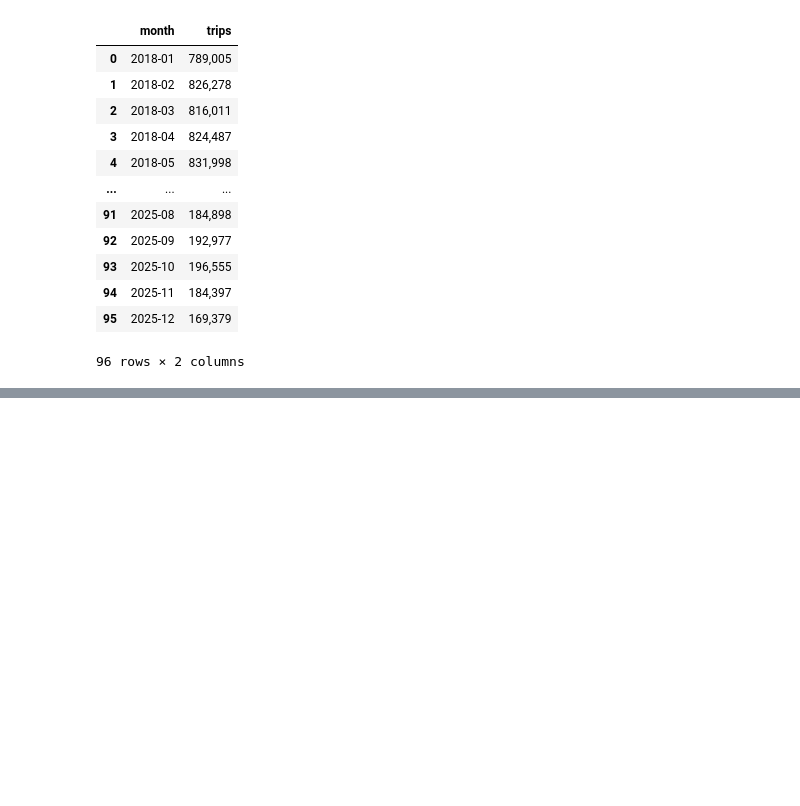
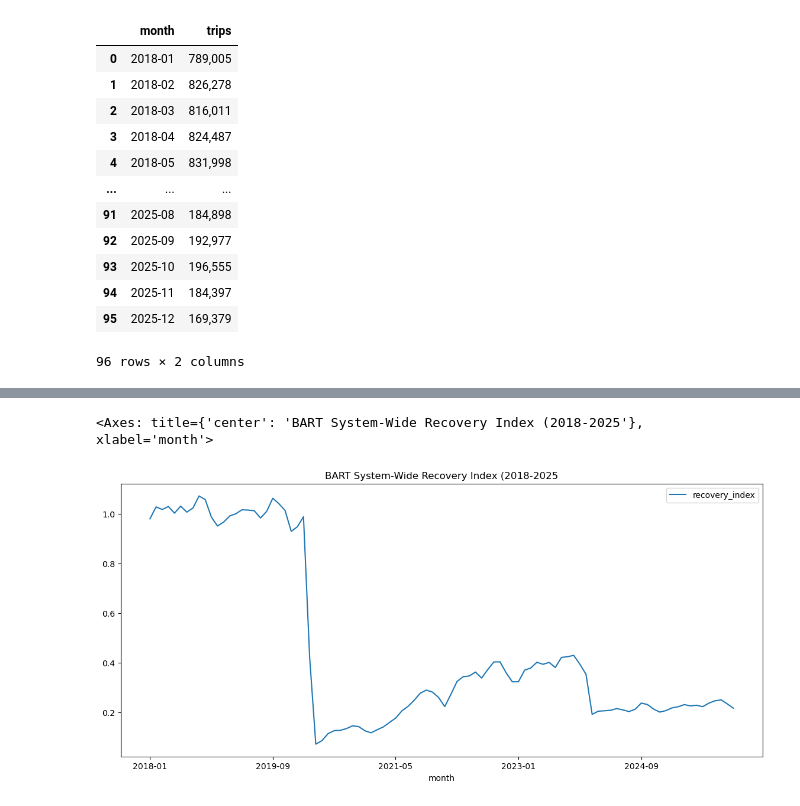
Before and after one commit to Shiv0406/BartProj, a Jupyter notebook: data-exploration.ipynb, the cells around one changed output, grey strips where cells are left out. Cells and saved outputs as stored; diff of their text form; code cells hidden in the pictures; blank space fills up the shorter version.

```diff
--- a/data-exploration.ipynb
+++ b/data-exploration.ipynb
@@ -580,0 +604,3 @@ Unique months: 96
+# %%
+monthly_origin = monthly_origin[["origin", "trips", "month"]]
+monthly_origin.head()
@@ -580,0 +618,3 @@ Unique months: 96
+# %%
+recovery_df = monthly_origin.merge(baseline_df, on='origin', suffixes=('_current', '_baseline'))
+recovery_df.head()
@@ -580,0 +628,5 @@ Unique months: 96
+# %%
+pd.options.display.float_format = '{:.3f}'.format
+recovery_df['recovery_index'] = recovery_df['trips_current'] / recovery_df['trips_baseline']
+recovery_df = recovery_df[recovery_df['trips_baseline'] > 0]
+recovery_df.head(100)
@@ -580,0 +658,3 @@ Unique months: 96
+# %%
+sys_wide_df = recovery_df.groupby("month")["recovery_index"].mean().reset_index()
+sys_wide_df
@@ -580,0 +675,5 @@ Unique months: 96
+# %%
+sys_wide_df.plot(x = "month", y = "recovery_index", figsize = (14,6), title = "BART System-Wide Recovery Index (2018-2025")
+# %% [output]
+<Axes: title={'center': 'BART System-Wide Recovery Index (2018-2025'}, xlabel='month'>
+[figure, added]
```
Also changed, not shown: parts of 23 cells of this notebook.
